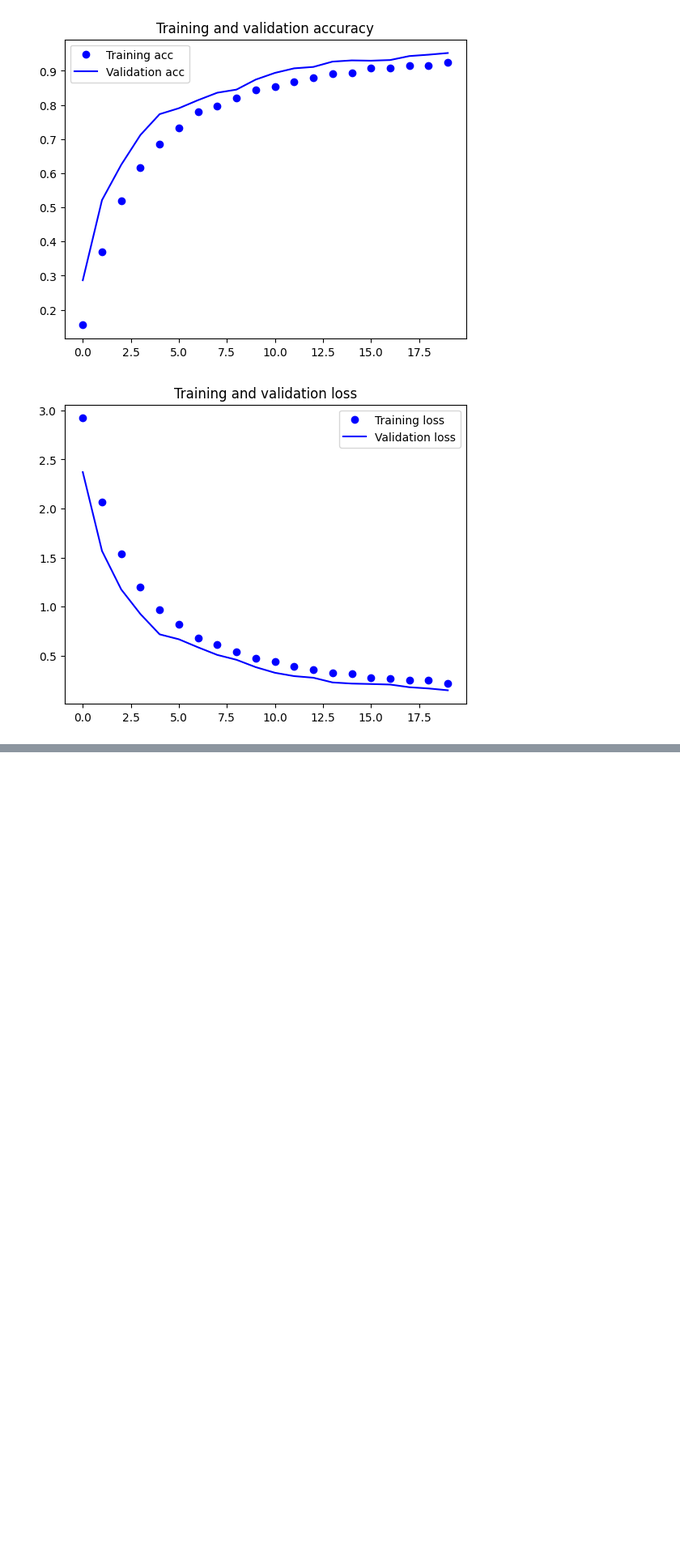
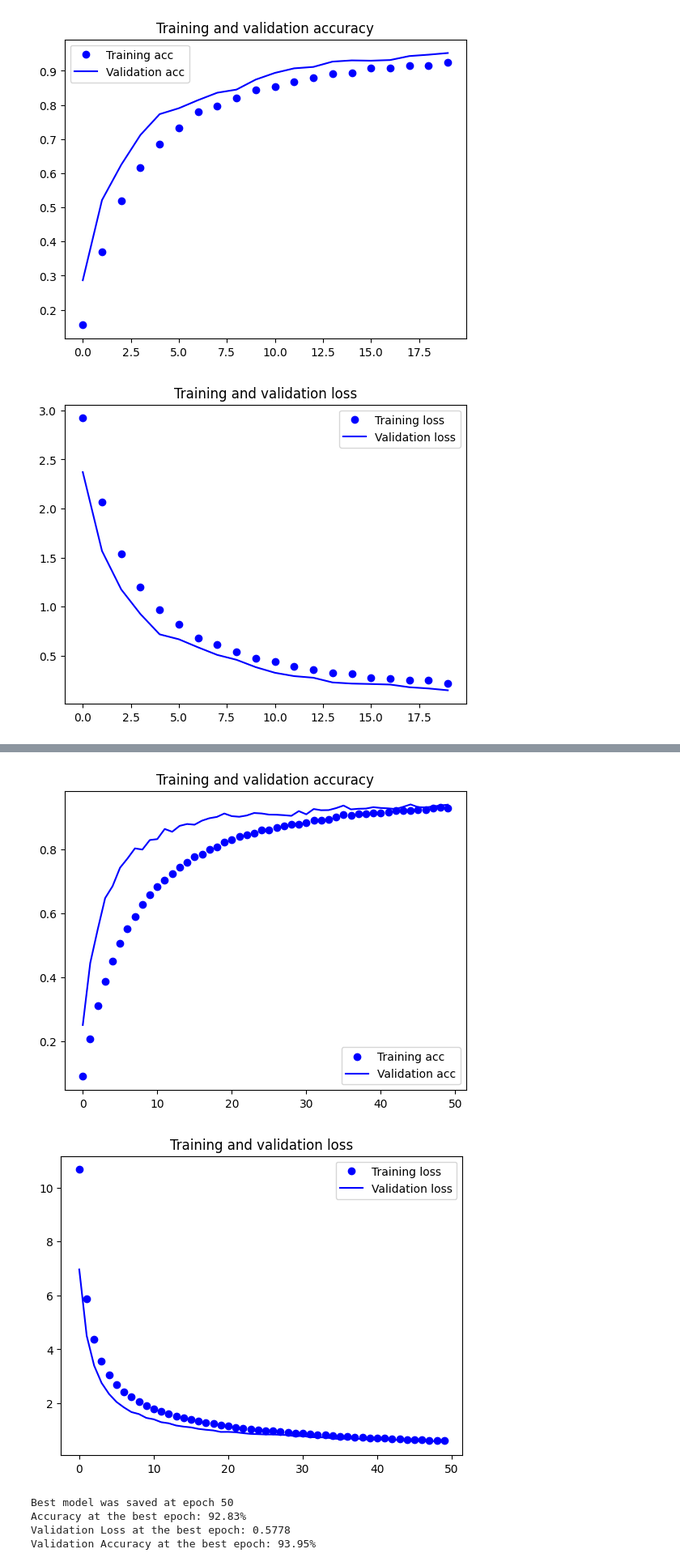
Before and after one commit to Zixu2305/dlDev, a Jupyter notebook: main.ipynb, the cells around one changed output, grey strips where cells are left out. Shown at 81% size. Drawn from its saved outputs; the diff is of its cells as text; code cells hidden in the pictures; blank space fills up the shorter version.

Commit message:
Best model

```diff
--- a/main.ipynb
+++ b/main.ipynb
@@ -75,6 +103,4 @@ Using 17400 files for validation.
 # %%
-dsTrain = dsTrain.repeat()
-dsVal = dsVal.repeat()
 model = Sequential([
     layers.Conv2D(32, 3, activation='relu', input_shape=(imgSize, imgSize, 3)),
     layers.MaxPooling2D(),
@@ -235,15 +261,14 @@ early_stopping = EarlyStopping(monitor='val_loss', patience=5, restore_best_weig
 
 # Save the best model during training
 checkpoint = ModelCheckpoint(basePath+'/best_model.keras', monitor='val_loss', save_best_only=True)
-opt2 = optimizers.Adam(learning_rate=0.001)
+opt2 = optimizers.Adam(learning_rate=0.0001)
 # Compile and fit your model
 model2.compile(optimizer=opt2, loss='categorical_crossentropy', metrics=['accuracy'])
-
 history2 = model2.fit(
-    dsTrain,
-    validation_data=dsVal,
+    dsTrain.repeat(),
+    validation_data=dsVal.repeat(),
     epochs=50,
-    callbacks=[reduce_lr, early_stopping, checkpoint],
+    callbacks=[reduce_lr, early_stopping, checkpoint, tensorboard_callback],
     steps_per_epoch=steps_per_epoch,
     validation_steps=validation_steps
 )
@@ -252,0 +307,34 @@ Epoch 1/50
+# %%
+acc = history2.history['accuracy']
+val_acc = history2.history['val_accuracy']
+loss = history2.history['loss']
+val_loss = history2.history['val_loss']
+
+epochs = range(len(acc))
+
+plt.plot(epochs, acc, 'bo', label='Training acc')
+plt.plot(epochs, val_acc, 'b', label='Validation acc')
+plt.title('Training and validation accuracy')
+plt.legend()
+
+plt.figure()
+
+plt.plot(epochs, loss, 'bo', label='Training loss')
+plt.plot(epochs, val_loss, 'b', label='Validation loss')
+plt.title('Training and validation loss')
+plt.legend()
+
+plt.show()
+
+best_epoch = np.argmin(val_loss) + 1
+print(f"Best model was saved at epoch {best_epoch}")
+print(f"Accuracy at the best epoch: {acc[best_epoch - 1]*100:.2f}%")
+print(f"Validation Loss at the best epoch: {val_loss[best_epoch - 1]:.4f}")
+print(f"Validation Accuracy at the best epoch: {val_acc[best_epoch - 1]*100:.2f}%")
+# %% [output]
+[figure, added]
+[figure, added]
+Best model was saved at epoch 50
+Accuracy at the best epoch: 92.83%
+Validation Loss at the best epoch: 0.5778
+Validation Accuracy at the best epoch: 93.95%
```
Also changed, not shown: parts of 6 cells of this notebook, 3 other files.
